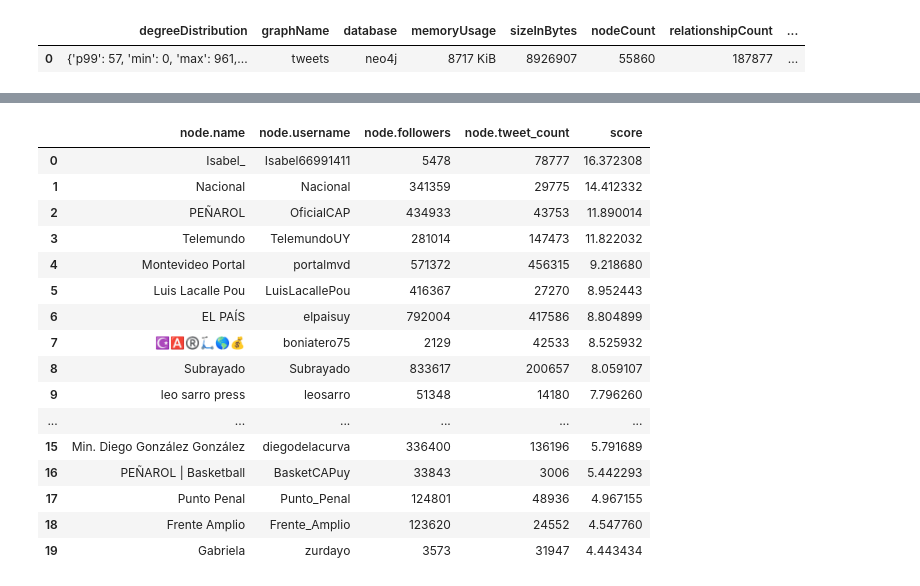
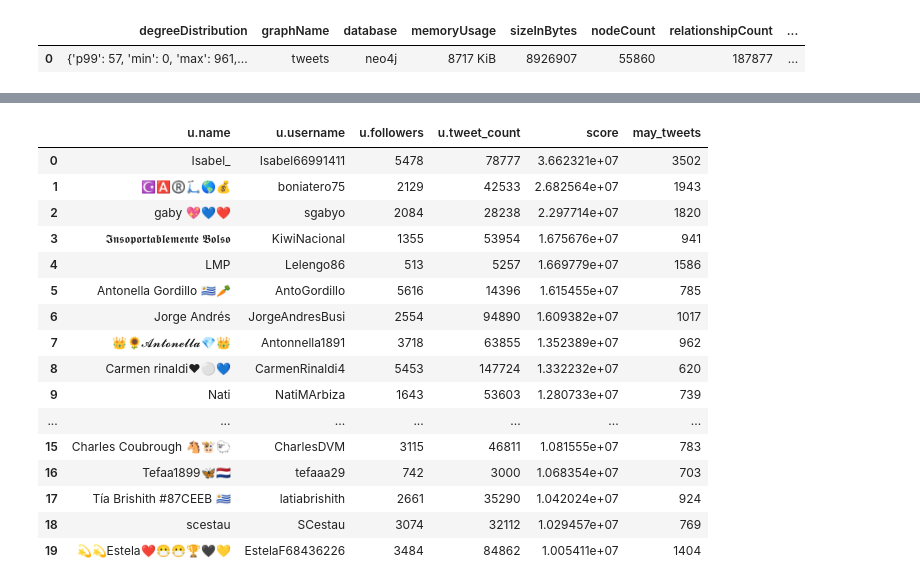
Before and after one commit to rodrigallardo/twitter-uy, a Jupyter notebook: consultas_ds.ipynb, the cells around one changed output, grey strips where cells are left out. Saved outputs shown, nothing was run; the diff lists cells and outputs as text; code cells hidden in the pictures.

```diff
--- a/consultas_ds.ipynb
+++ b/consultas_ds.ipynb
@@ -81,3 +81,25 @@ tweets
 # %% [output]
 |  | degreeDistribution | graphName | database | memoryUsage | sizeInBytes | nodeCount | relationshipCount | ... |
 | 0 | {'p99': 57, 'min': 0, 'max': 961,... | tweets | neo4j | 8717 KiB | 8926907 | 55860 | 187877 | ... |
+# %%
+# Execute the PageRank centrality algorithm
+user_info = (
+    "MATCH (u:User)-[:TWEETED]->(t:Tweet) "
+    "WHERE u.username = node.username "
+    "WITH u, score, count(t) as may_tweets "
+    "RETURN u.name, u.username, u.followers, u.tweet_count, score, may_tweets "
+    "ORDER BY score DESC, u.name ASC "
+    "LIMIT 20"
+)
+
+query = (
+    "CALL gds.pageRank.stream('tweets') "
+    "YIELD nodeId, score "
+    "WITH gds.util.asNode(nodeId) AS node, score "
+    f"{user_info}"
+)
+
+#evaluamos las consultas
+tweets=graph.run(query).to_data_frame()
+
+tweets
@@ -84,14 +124,11 @@ tweets
 # %%
-# Execute the PageRank centrality algorithm
+# Execute the ArticleRank centrality algorithm
 
 query = (
-    "CALL gds.pageRank.stream('tweets') "
+    "CALL gds.articleRank.stream('tweets') "
     "YIELD nodeId, score "
     "WITH gds.util.asNode(nodeId) AS node, score "
-    "WHERE node.name IS NOT NULL "
-    "RETURN node.name, node.username, node.followers, node.tweet_count, score "
-    "ORDER BY score DESC, node.name ASC "
-    "LIMIT 20"
+    f"{user_info}"
 )
 
 #evaluamos las consultas
@@ -119,36 +156,33 @@ tweets
 # %%
-# Execute the ArticleRank centrality algorithm
+# Execute the Betweenness centrality algorithm
 
 query = (
-    "CALL gds.articleRank.stream('tweets') "
+    "CALL gds.betweenness.stream('tweets') "
     "YIELD nodeId, score "
     "WITH gds.util.asNode(nodeId) AS node, score "
-    "WHERE node.name IS NOT NULL "
-    "RETURN node.name, node.username, node.followers, node.tweet_count, score "
-    "ORDER BY score DESC, node.name ASC "
-    "LIMIT 20"
+    f"{user_info}"
 )
 
 #evaluamos las consultas
 tweets=graph.run(query).to_data_frame()
 
 tweets
 # %% [output]
-|  | node.name | node.username | node.followers | node.tweet_count | score |
-| 0 | Isabel_ | Isabel66991411 | 5478 | 78777 | 16.372308 |
-| 1 | Nacional | Nacional | 341359 | 29775 | 14.412332 |
-| 2 | PEÑAROL | OficialCAP | 434933 | 43753 | 11.890014 |
-| 3 | Telemundo | TelemundoUY | 281014 | 147473 | 11.822032 |
-| 4 | Montevideo Portal | portalmvd | 571372 | 456315 | 9.218680 |
-| 5 | Luis Lacalle Pou | LuisLacallePou | 416367 | 27270 | 8.952443 |
-| 6 | EL PAÍS | elpaisuy | 792004 | 417586 | 8.804899 |
-| 7 | ☪️🅰️®️🛴🌎💰 | boniatero75 | 2129 | 42533 | 8.525932 |
-| 8 | Subrayado | Subrayado | 833617 | 200657 | 8.059107 |
-| 9 | leo sarro press | leosarro | 51348 | 14180 | 7.796260 |
-| ... | ... | ... | ... | ... | ... |
-| 15 | Min. Diego González González | diegodelacurva | 336400 | 136196 | 5.791689 |
-| 16 | PEÑAROL | Basketball | BasketCAPuy | 33843 | 3006 | 5.442293 |
-| 17 | Punto Penal | Punto_Penal | 124801 | 48936 | 4.967155 |
-| 18 | Frente Amplio | Frente_Amplio | 123620 | 24552 | 4.547760 |
-| 19 | Gabriela | zurdayo | 3573 | 31947 | 4.443434 |
+|  | u.name | u.username | u.followers | u.tweet_count | score | may_tweets |
+| 0 | Isabel_ | Isabel66991411 | 5478 | 78777 | 3.662321e+07 | 3502 |
+| 1 | ☪️🅰️®️🛴🌎💰 | boniatero75 | 2129 | 42533 | 2.682564e+07 | 1943 |
+| 2 | gaby 💖💙❤️ | sgabyo | 2084 | 28238 | 2.297714e+07 | 1820 |
+| 3 | 𝕴𝖓𝖘𝖔𝖕𝖔𝖗𝖙𝖆𝖇𝖑𝖊𝖒𝖊𝖓𝖙𝖊 𝕭𝖔𝖑𝖘𝖔 | KiwiNacional | 1355 | 53954 | 1.675676e+07 | 941 |
+| 4 | LMP | Lelengo86 | 513 | 5257 | 1.669779e+07 | 1586 |
+| 5 | Antonella Gordillo 🇺🇾🥕 | AntoGordillo | 5616 | 14396 | 1.615455e+07 | 785 |
+| 6 | Jorge Andrés | JorgeAndresBusi | 2554 | 94890 | 1.609382e+07 | 1017 |
+| 7 | 👑🌻𝓐𝓷𝓽𝓸𝓷𝓮𝓵𝓵𝓪💎👑 | Antonnella1891 | 3718 | 63855 | 1.352389e+07 | 962 |
+| 8 | Carmen rinaldi❤⚪💙 | CarmenRinaldi4 | 5453 | 147724 | 1.332232e+07 | 620 |
+| 9 | Nati | NatiMArbiza | 1643 | 53603 | 1.280733e+07 | 739 |
+| ... | ... | ... | ... | ... | ... | ... |
+| 15 | Charles Coubrough 🐴🐮🐑 | CharlesDVM | 3115 | 46811 | 1.081555e+07 | 783 |
+| 16 | Tefaa1899🦋🇳🇱 | tefaaa29 | 742 | 3000 | 1.068354e+07 | 703 |
+| 17 | Tía Brishith #87CEEB 🇺🇾 | latiabrishith | 2661 | 35290 | 1.042024e+07 | 924 |
+| 18 | scestau | SCestau | 3074 | 32112 | 1.029457e+07 | 769 |
+| 19 | 💫💫Estela❤️😷😷🏆🖤💛 | EstelaF68436226 | 3484 | 84862 | 1.005411e+07 | 1404 |
 # %%
```
Also changed, not shown: parts of 4 cells of this notebook.
